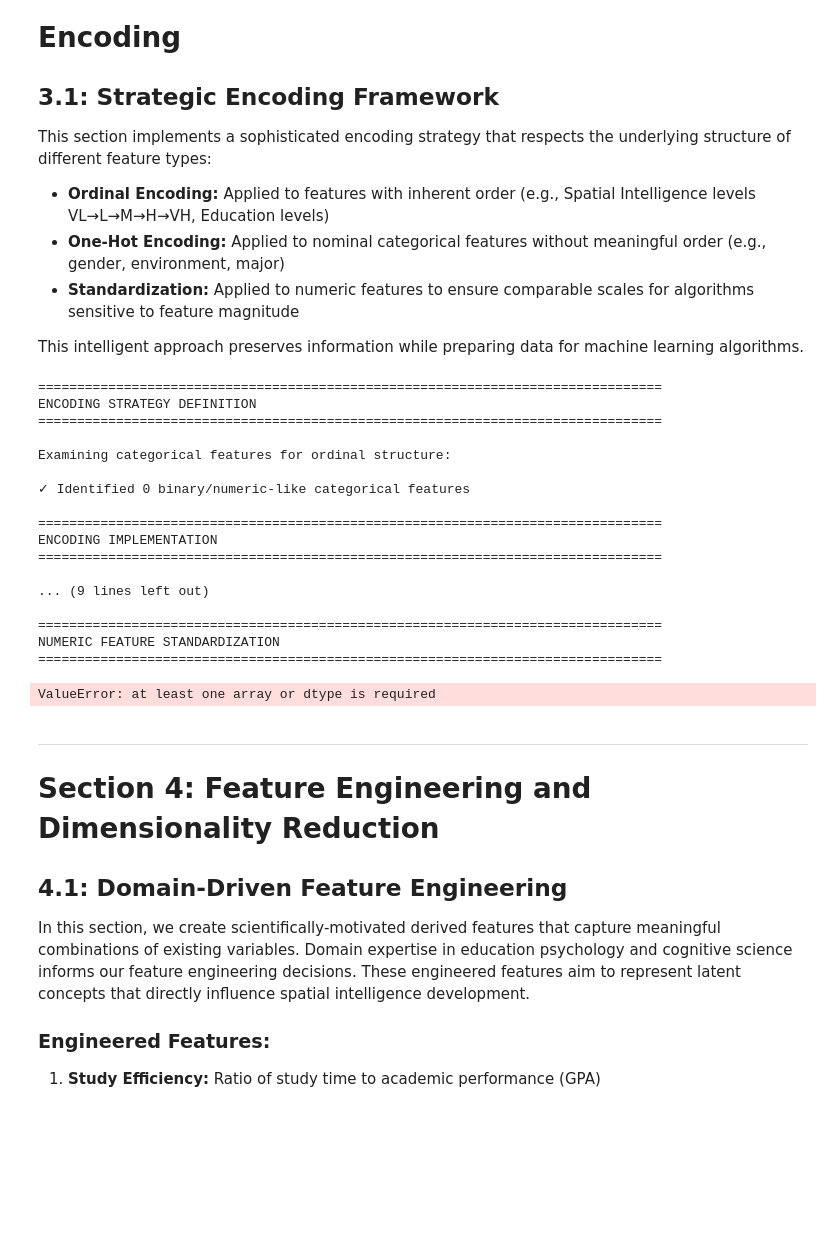
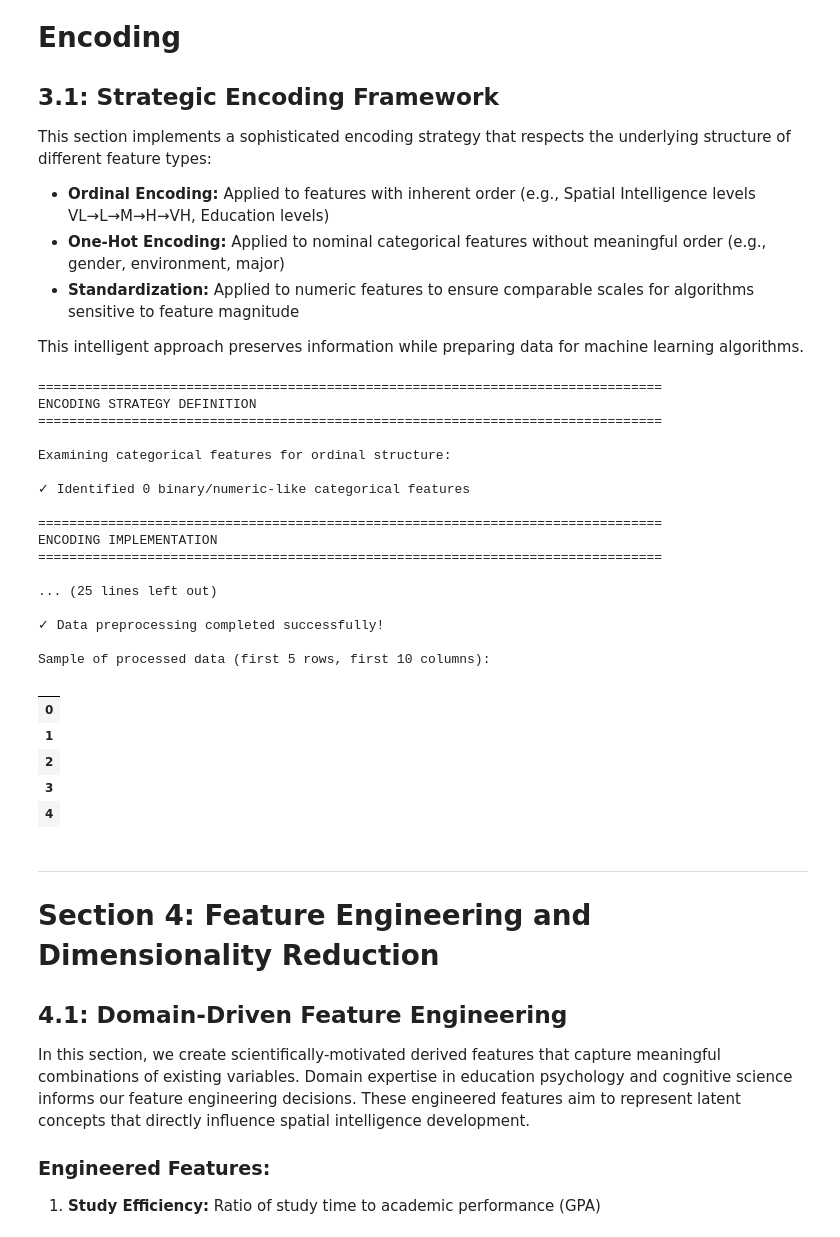
Before and after one commit to MadScie254/student_spartial_intelligence, a Jupyter notebook: SpatialIQ_Comprehensive_Analysis.ipynb, the cells around one changed output. Cells and saved outputs as stored; diff of their text form; code cells hidden in the pictures; blank space fills up the shorter version.

Commit message:
Refactor data preprocessing steps in SpatialIQ analysis notebook
- Updated execution count for code cell.
- Enhanced target variable encoding output to display unique categories and samples.
- Added check for numeric features before standardization, with appropriate messaging for cases with no numeric features.
- Improved preprocessing summary to include shapes of original and processed datasets, as well as the number of encoded target classes.
- Cleaned up error handling and output formatting for better clarity.

```diff
--- a/SpatialIQ_Comprehensive_Analysis.ipynb
+++ b/SpatialIQ_Comprehensive_Analysis.ipynb
@@ -928,7 +928,8 @@ for feat in binary_features:
 
 # Encode target variable using LabelEncoder
 target_order = sorted(y_processed.unique())
-print(f"\nTarget variable ordinal encoding: {target_order[:5]}..." if len(target_order) > 5 else f"\nTarget variable ordinal encoding: {target_order}")
+print(f"\nTarget variable categories: {len(target_order)} unique values")
+print(f"Sample categories: {target_order[:5]}..." if len(target_order) > 5 else f"Categories: {target_order}")
 
 le_target = LabelEncoder()
 y_processed = pd.Series(le_target.fit_transform(y_processed), index=y_processed.index)
@@ -969,44 +970,54 @@ print("NUMERIC FEATURE STANDARDIZATION")
 print("=" * 80)
 
 numeric_features_encoded = X_encoded.select_dtypes(include=[np.number]).columns.tolist()
-scaler = StandardScaler()
-X_scaled = X_encoded.copy()
-X_scaled[numeric_features_encoded] = scaler.fit_transform(X_encoded[numeric_features_encoded])
 
-print(f"\n✓ Standardized {len(numeric_features_encoded)} numeric features")
-print(f"  Using StandardScaler (mean=0, std=1)")
+if len(numeric_features_encoded) > 0:
+    scaler = StandardScaler()
+    X_scaled = X_encoded.copy()
+    X_scaled[numeric_features_encoded] = scaler.fit_transform(X_encoded[numeric_features_encoded])
+    print(f"\n✓ Standardized {len(numeric_features_encoded)} numeric features")
+    print(f"  Using StandardScaler (mean=0, std=1)")
+else:
+    print("\n⚠️  No numeric features found to standardize")
+    X_scaled = X_encoded.copy()
 
 # Display summary of preprocessing
 print("\n" + "=" * 80)
 print("PREPROCESSING SUMMARY")
 print("=" * 80)
 print(f"\nOriginal dataset shape: {df.shape}")
 print(f"Processed dataset shape: {X_scaled.shape}")
 print(f"Target variable shape: {y_processed.shape}")
+print(f"Target classes encoded: {len(le_target.classes_)}")
 print(f"\n✓ Data preprocessing completed successfully!")
 
 # Show sample of processed data
 print("\nSample of processed data (first 5 rows, first 10 columns):")
 display(X_scaled.iloc[:5, :10])
 # %% [output]
 ================================================================================
 ENCODING STRATEGY DEFINITION
 ================================================================================
 
 Examining categorical features for ordinal structure:
 
 ✓ Identified 0 binary/numeric-like categorical features
 
 ================================================================================
 ENCODING IMPLEMENTATION
 ================================================================================
 
-... (9 lines left out)
+... (25 lines left out)
 
-================================================================================
-NUMERIC FEATURE STANDARDIZATION
-================================================================================
+✓ Data preprocessing completed successfully!
+
+Sample of processed data (first 5 rows, first 10 columns):
-ValueError: at least one array or dtype is required
+|  |
+| 0 |
+| 1 |
+| 2 |
+| 3 |
+| 4 |
 # %% [markdown]
 ---
 
```
